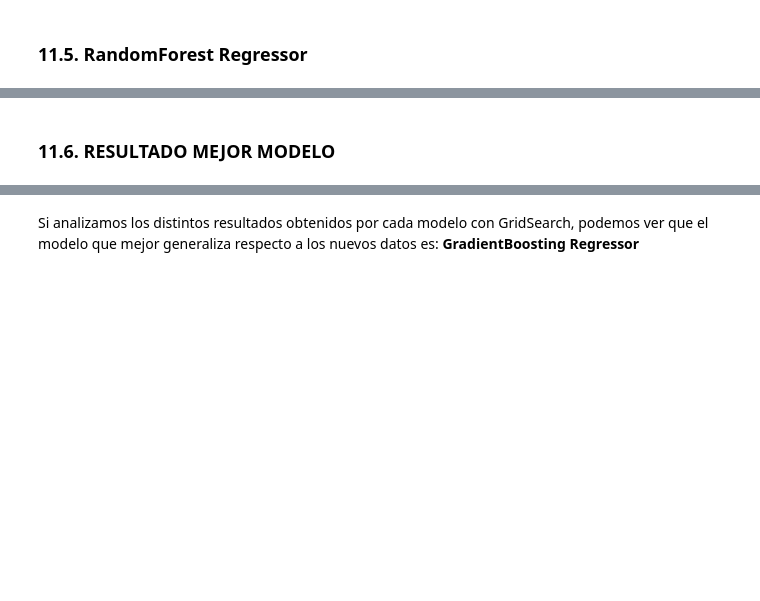
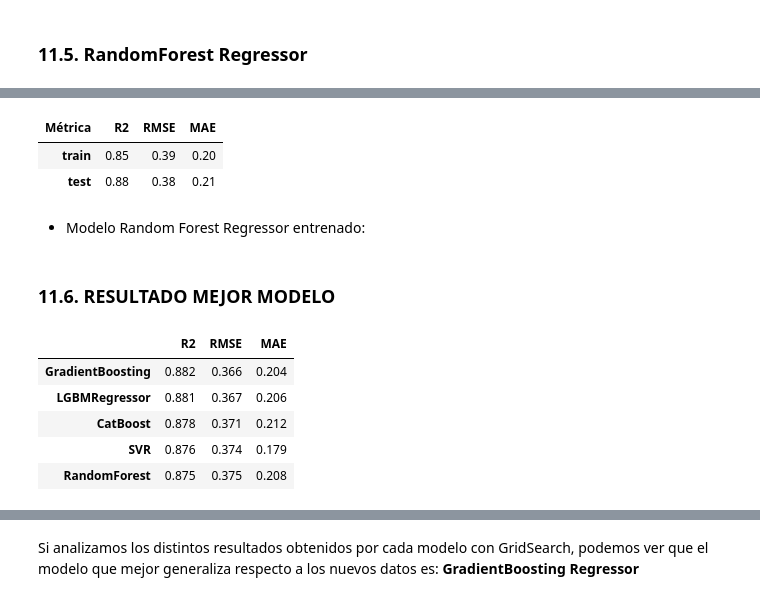
Before and after one commit to XimenaPO/MLProject_Medical_Cost, a Jupyter notebook: src/notebooks/project_resume.ipynb, the cells around one changed output, grey strips where cells are left out. Cells and saved outputs as stored; diff of their text form; code cells hidden in the pictures; blank space fills up the shorter version.

```diff
--- a/src/notebooks/project_resume.ipynb
+++ b/src/notebooks/project_resume.ipynb
@@ -1115,33 +1113,35 @@ Seguidamente, realizaremos la búsqueda de los mejores hiperparámetros según c
 # %%
 modelo_svr = SVR()
 
-parametros = {
+parametros_svr = {
     'kernel': ['linear', 'rbf', 'poly'],
     'C': [0.1, 1, 10],
     'epsilon': [0.1, 0.01, 0.001],
     'gamma': ['scale', 'auto']
 }
 
-grid_search = GridSearchCV(modelo_svr, parametros, cv=3, scoring='r2', n_jobs=-1)
+grid_search_svr = GridSearchCV(modelo_svr, parametros_svr, cv=3, scoring='r2', n_jobs=-1)
 
-grid_search.fit(X_train, y_train)
+grid_search_svr.fit(X_train, y_train)
 
-print("Mejores hiperparámetros encontrados:")
-print(grid_search.best_params_)
+print(">  Mejores hiperparámetros encontrados:")
+print(grid_search_svr.best_params_)
+print('------------------------------------------------')
+print(">  Mejor puntuación de validación cruzada:")
+print(round(grid_search_svr.best_score_,2))
 
-print("Mejor puntuación de validación cruzada:", grid_search.best_score_)
-
-mejor_modelo_svr = grid_search.best_estimator_
+mejor_modelo_svr = grid_search_svr.best_estimator_
 
 with open('../models/mejor_modelo_svr.pkl', 'wb') as f:
     pickle.dump(mejor_modelo_svr, f)
 
-predicciones_train = mejor_modelo_svr.predict(X_train)
-predicciones_test = mejor_modelo_svr.predict(X_test)
+predicciones_train_svr = mejor_modelo_svr.predict(X_train)
+predicciones_test_svr = mejor_modelo_svr.predict(X_test)
 
-r2_train = r2_score(y_train, predicciones_train)
-r2_test = r2_score(y_test, predicciones_test)
-
-print('R^2 en datos de entrenamiento:', r2_train)
-print('R^2 en datos de prueba:', r2_test)
+r2_train_svr = r2_score(y_train, predicciones_train_svr)
+r2_test_svr = r2_score(y_test, predicciones_test_svr)
+rmse_train_svr = mean_squared_error(y_train, predicciones_train_svr, squared=False)
+rmse_test_svr = mean_squared_error(y_test, predicciones_test_svr, squared=False)
+mae_train_svr = mean_absolute_error(y_train, predicciones_train_svr)
+mae_test_svr = mean_absolute_error(y_test, predicciones_test_svr)
 # %% [output]
@@ -1322,5 +1443,43 @@ R^2 en datos de prueba: 0.8766864318258601
+# %%
+# Diccionario con los resultados
+resultados_dict_rf = {
+    'Métrica': ['R2', 'RMSE', 'MAE'],
+    'train': [round(r2_train_rf, 2), round(rmse_train_rf, 2), round(mae_train_rf, 2)],
+    'test': [round(r2_test_rf, 2), round(rmse_test_rf, 2), round(mae_test_rf, 2)]
+}
+
+# DataFrame con los resultados
+met_randomforest = pd.DataFrame(resultados_dict_rf)
+
+# Columna 'Métrica' como índice
+met_randomforest.set_index('Métrica', inplace=True)
+
+met_randomforest.T
+# %% [output]
+| Métrica | R2 | RMSE | MAE |
+| train | 0.85 | 0.39 | 0.20 |
+| test | 0.88 | 0.38 | 0.21 |
+# %% [markdown]
+- Modelo Random Forest Regressor entrenado:
 # %%
 with open('../models/mejor_modelo_rf.pkl', 'rb') as f:
     modelo_rf = pickle.load(f)
 # %% [markdown]
 ### 11.6. RESULTADO MEJOR MODELO
+# %%
+df_resultados_metricas = pd.DataFrame({
+    'SVR': [r2_test_svr, rmse_test_svr, mae_test_svr],
+    'GradientBoosting': [r2_test_gbr, rmse_test_gbr, mae_test_gbr],
+    'LGBMRegressor': [r2_test_lgbm, rmse_test_lgbm, mae_test_lgbm],
+    'CatBoost': [r2_test_cb, rmse_test_cb, mae_test_cb],
+    'RandomForest': [r2_test_rf, rmse_test_rf, mae_test_rf],
+}, index=['R2', 'RMSE', 'MAE']).T
+# %%
+df_resultados_metricas.sort_values(by='R2', ascending=False).round(decimals=3)
+# %% [output]
+|  | R2 | RMSE | MAE |
+| GradientBoosting | 0.882 | 0.366 | 0.204 |
+| LGBMRegressor | 0.881 | 0.367 | 0.206 |
+| CatBoost | 0.878 | 0.371 | 0.212 |
+| SVR | 0.876 | 0.374 | 0.179 |
+| RandomForest | 0.875 | 0.375 | 0.208 |
```
Also changed, not shown: parts of 26 cells of this notebook, 8 other files.
